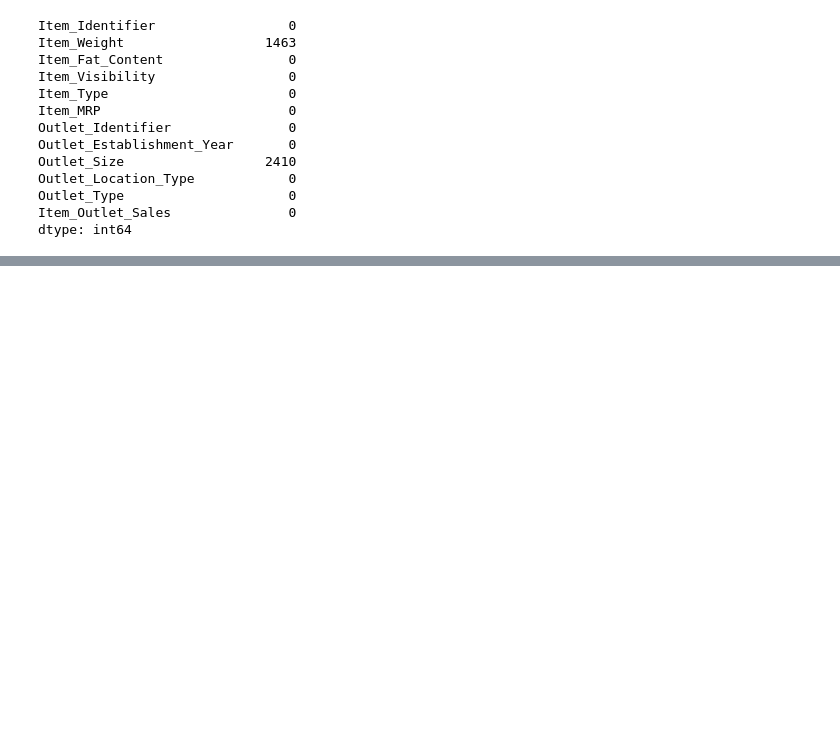
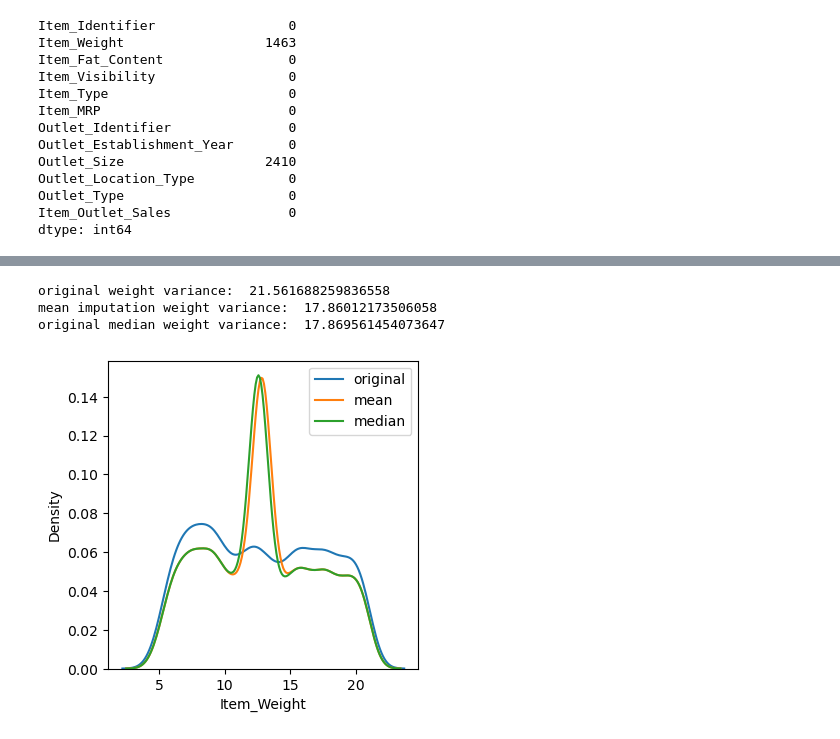
Before and after one commit to VED-PRAKA5H/sales-forecasting, a Jupyter notebook: notebook/eda.ipynb, the cells around one changed output, grey strips where cells are left out. Saved outputs shown, nothing was run; the diff lists cells and outputs as text; code cells hidden in the pictures; blank space fills up the shorter version.

```diff
--- a/notebook/eda.ipynb
+++ b/notebook/eda.ipynb
@@ -85,0 +137,4 @@ dtype: int64
+# %%
+mean_weight = df['Item_Weight'].mean()
+median_weight = df['Item_Weight'].median()
+print(mean_weight, median_weight)
@@ -85,0 +143,4 @@ dtype: int64
+# %%
+# Filling missing values with mean and median
+df['Item_Weight_mean'] = df['Item_Weight'].fillna(mean_weight)
+df['Item_Weight_median'] = df['Item_Weight'].fillna(median_weight)
@@ -85,0 +156,18 @@ dtype: int64
+# %%
+# lets check the variance of the column after and before Imputation
+print('original weight variance: ', df['Item_Weight'].var())
+print('mean imputation weight variance: ', df['Item_Weight_mean'].var())
+print('original median weight variance: ', df['Item_Weight_median'].var())
+# %% [output]
+original weight variance:  21.561688259836558
+mean imputation weight variance:  17.86012173506058
+original median weight variance:  17.869561454073647
+# %%
+plt.figure(figsize=(4,4))
+sns.kdeplot(data=df, x='Item_Weight', label= 'original')
+sns.kdeplot(data=df, x='Item_Weight_mean', label= 'mean')
+sns.kdeplot(data=df, x='Item_Weight_median', label= 'median')
+plt.legend()
+plt.show()
+# %% [output]
+[figure, added]
```
Also changed, not shown: parts of 18 cells of this notebook.
